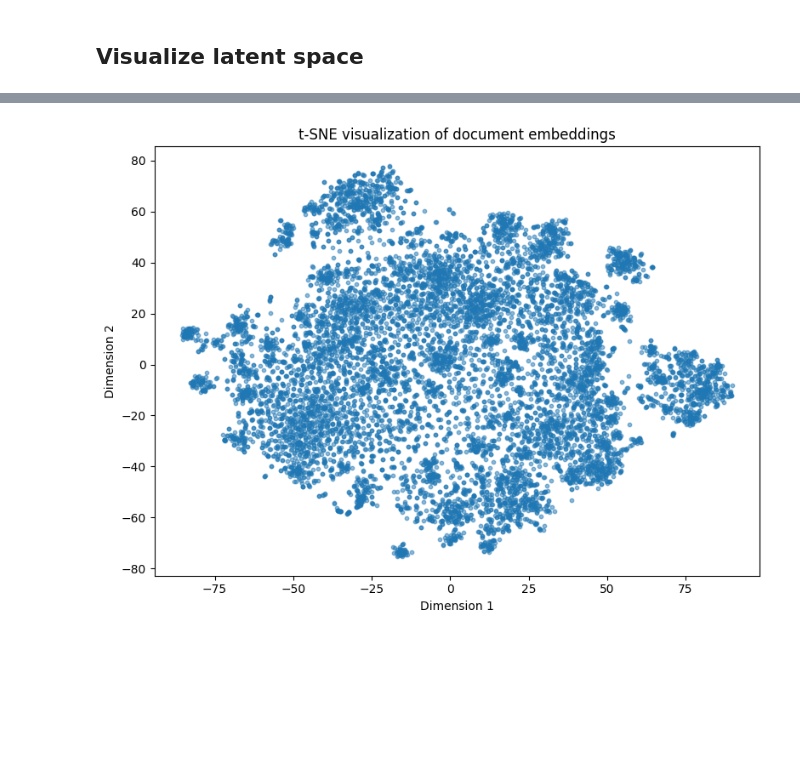
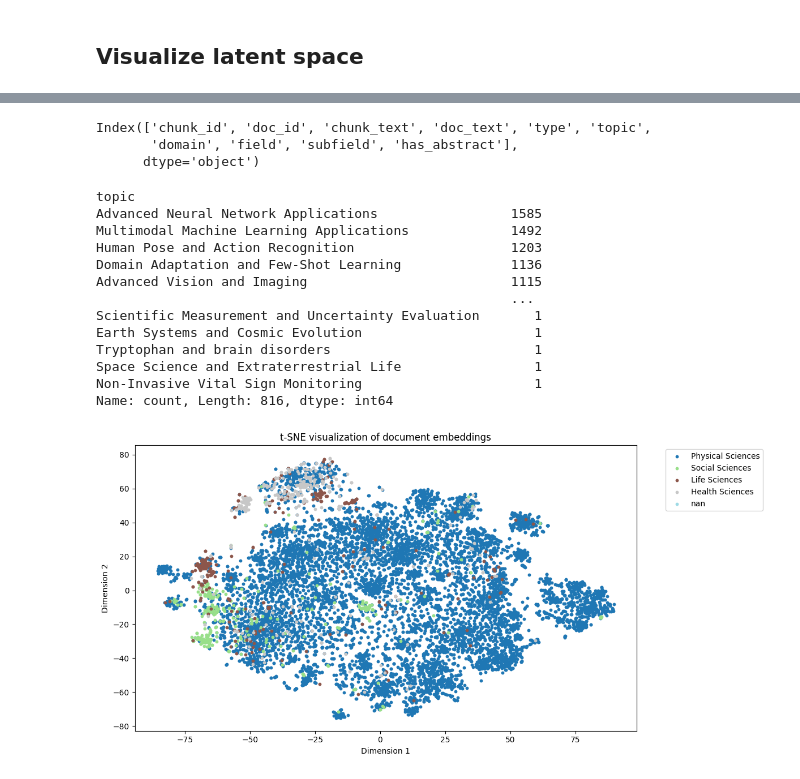
Before and after one commit to LuisCarretero/dsl-research-assistant, a Jupyter notebook: src/semantic_search/dev/benchmarking_dev.ipynb, the cells around one changed output, grey strips where cells are left out. Saved outputs shown, nothing was run; the diff lists cells and outputs as text; code cells hidden in the pictures; blank space fills up the shorter version.

Commit message:
Add: CrossRef retrieval dev; OpenAlex topic retrieval and vis

```diff
--- a/src/semantic_search/dev/benchmarking_dev.ipynb
+++ b/src/semantic_search/dev/benchmarking_dev.ipynb
@@ -188,3 +179,15 @@ embeddings_svd = svd.fit_transform(embeddings)
 # Then apply t-SNE on the SVD-reduced embeddings
 tsne = TSNE(n_components=2, random_state=42)
 embeddings_2d = tsne.fit_transform(embeddings_svd)
+# %%
+import pandas as pd
+
+docs = pd.read_csv('/cluster/home/lcarretero/workspace/dsl/dsl-research-assistant/raw-data/metadata/openalex-refs-abstracts.csv')
+docs.loc[docs.abstract.isna(), 'abstract'] = ''
+docs['has_abstract'] = docs.abstract.apply(len) > 0
+
+docs['ref_work'] = docs['ref_work'].str.split('/').str[-1]
+docs.rename(columns={'ref_work': 'id', 'abstract': 'text'}, inplace=True)
+docs = docs[docs.has_abstract]
+assert docs.shape[0] == store.document_store.shape[0]
+docs.head()
@@ -191,5 +201,7 @@ embeddings_2d = tsne.fit_transform(embeddings_svd)
 # %%
-store.document_store.rename(columns={'id': 'doc_id', 'text': 'doc_text'}, inplace=True)
-store.chunk_store.rename(columns={'doc_id': 'doc_id', 'text': 'chunk_text'}, inplace=True)
-store.document_store.head()
+docs.rename(columns={'id': 'doc_id', 'text': 'doc_text'}, inplace=True)
+store.chunk_store.rename(columns={'text': 'chunk_text'}, inplace=True)
+
+joined_df = pd.merge(store.chunk_store, docs, on='doc_id', how='left')
+joined_df
 # %% [output]
@@ -211,9 +213,0 @@ store.chunk_store.head()
-# %%
-# Join the chunk_store and document_store on document_id
-joined_df = pd.merge(
-    store.chunk_store,
-    store.document_store,
-    on='doc_id',
-    how='left'
-)
-joined_df
@@ -234,11 +214,45 @@ joined_df
+# %%
+joined_df.columns
+# %% [output]
+Index(['chunk_id', 'doc_id', 'chunk_text', 'doc_text', 'type', 'topic',
+       'domain', 'field', 'subfield', 'has_abstract'],
+      dtype='object')
+# %%
+joined_df.topic.value_counts()
+# %% [output]
+topic
+Advanced Neural Network Applications                 1585
+Multimodal Machine Learning Applications             1492
+Human Pose and Action Recognition                    1203
+Domain Adaptation and Few-Shot Learning              1136
+Advanced Vision and Imaging                          1115
+                                                     ...
+Scientific Measurement and Uncertainty Evaluation       1
+Earth Systems and Cosmic Evolution                      1
+Tryptophan and brain disorders                          1
+Space Science and Extraterrestrial Life                 1
+Non-Invasive Vital Sign Monitoring                      1
+Name: count, Length: 816, dtype: int64
 # %%
 # Plot the embeddings
-plt.figure(figsize=(8, 6))
-plt.scatter(embeddings_2d[:, 0], embeddings_2d[:, 1], alpha=0.5, s=10)
+cat = joined_df.domain[:10000]
+
+# Get unique categories and create a colormap
+unique_categories = cat.unique()
+colors = plt.cm.tab20(np.linspace(0, 1, len(unique_categories)))
+color_dict = dict(zip(unique_categories, colors))
+
+plt.figure(figsize=(12, 6))
+for category, color in color_dict.items():
+    mask = cat == category
+    plt.scatter(embeddings_2d[mask, 0], embeddings_2d[mask, 1],
+                color=color, alpha=1, s=10, label=category)
+
 plt.title('t-SNE visualization of document embeddings')
 plt.xlabel('Dimension 1')
 plt.ylabel('Dimension 2')
+plt.legend(bbox_to_anchor=(1.05, 1), loc='upper left')
 plt.tight_layout()
 plt.show()
 # %% [output]
-[figure, old version]
+[figure, new version]
```
Also changed, not shown: parts of 9 cells of this notebook, 3 other files.
